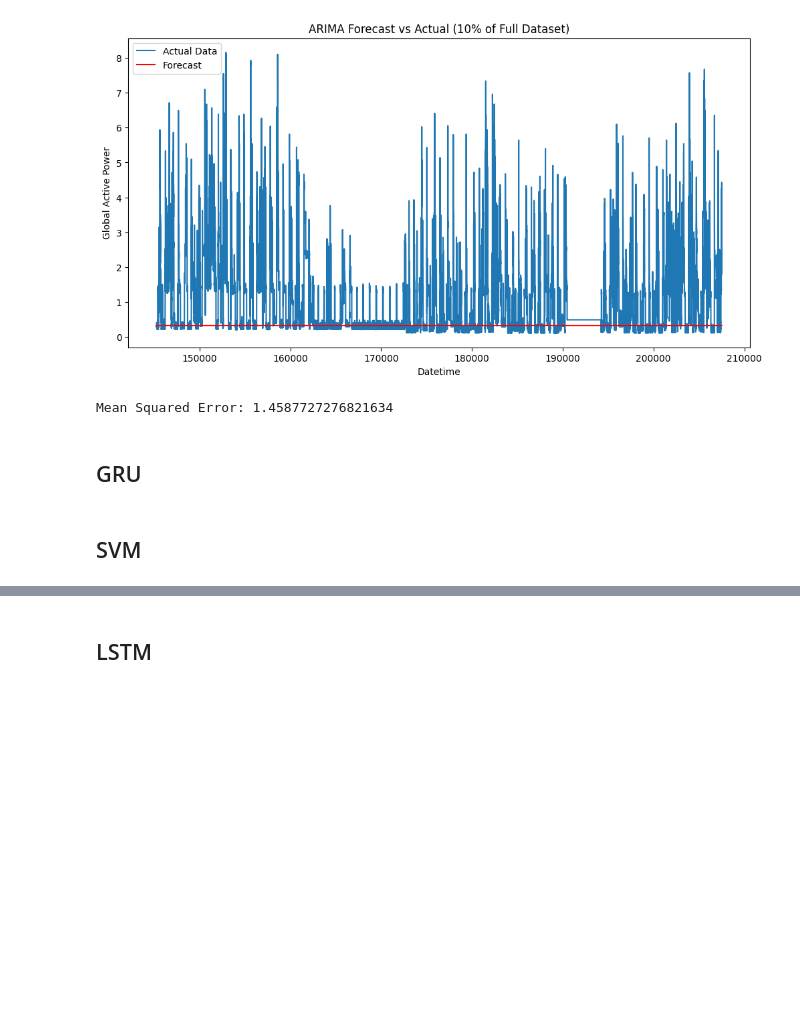
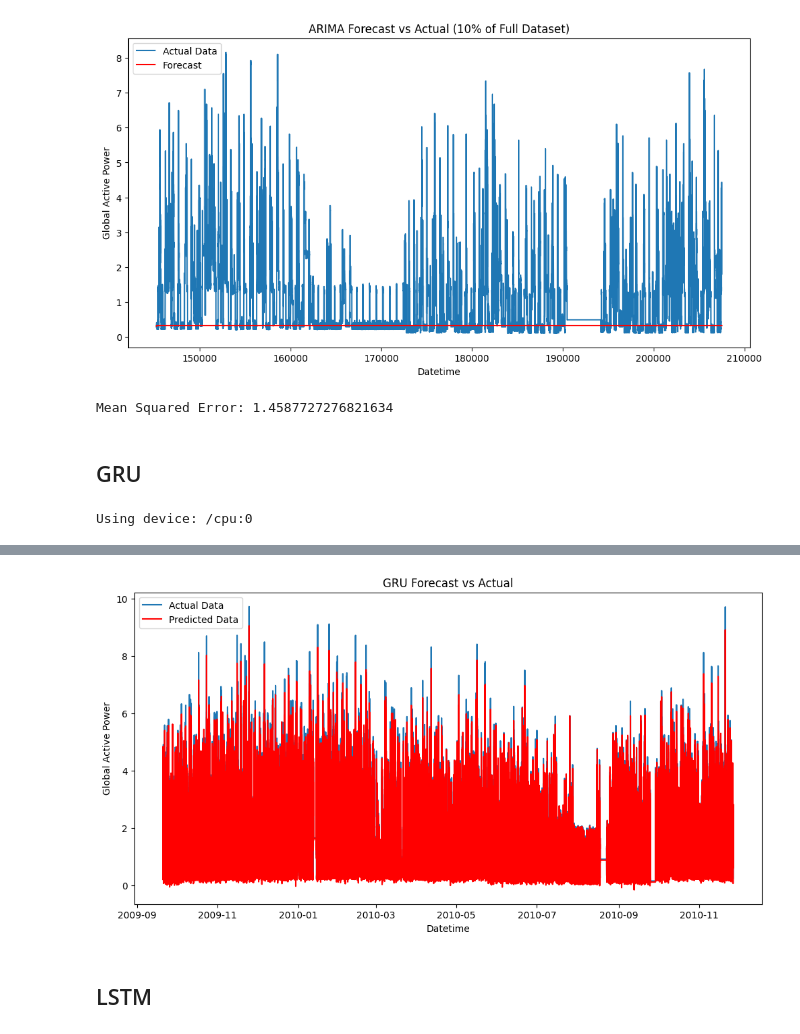
Before and after one commit to Ozziehman/Energiescan, a Jupyter notebook: household_power_consumption_models.ipynb, the cells around one changed output, grey strips where cells are left out. Cells and saved outputs as stored; diff of their text form; code cells hidden in the pictures; blank space fills up the shorter version.

```diff
--- a/household_power_consumption_models.ipynb
+++ b/household_power_consumption_models.ipynb
@@ -335,5 +335,69 @@ test_series_scaled = scaler.transform(test_series.values.reshape(-1, 1)).flatten
 # print(f'Mean Squared Error: {mse}')
 # %% [markdown]
 ## GRU
-# %% [markdown]
-## SVM
+# %%
+import numpy as np
+import pandas as pd
+import matplotlib.pyplot as plt
+from tensorflow.keras.models import Sequential
+from tensorflow.keras.layers import GRU, Dense
+from sklearn.preprocessing import MinMaxScaler
+from sklearn.metrics import mean_squared_error
+
+# Load the data
+df_GRU = pd.read_csv('core/static/data/household_power_consumption_datetime_processed.csv', sep=',', low_memory=False)
+df_GRU = df_GRU[['Datetime', 'Global_active_power']]
+df_GRU['Datetime'] = pd.to_datetime(df_GRU['Datetime'])
+df_GRU.set_index('Datetime', inplace=True)
+df_GRU = df_GRU.asfreq('min')
+df_GRU = df_GRU.fillna(method='ffill')
+
+split_ratio = 0.7
+split_point = int(len(df_GRU) * split_ratio)
+train, test = df_GRU[:split_point], df_GRU[split_point:]
+
+scaler = MinMaxScaler()
+train_scaled = scaler.fit_transform(train)
+test_scaled = scaler.transform(test)
+
+def create_sequences(data, seq_length):
+    X, y = [], []
+    for i in range(len(data) - seq_length):
+        seq = data[i:(i + seq_length)]
+        label = data[i + seq_length]
+        X.append(seq)
+        y.append(label)
+    return np.array(X), np.array(y)
+
+seq_length = 24
+X_train, y_train = create_sequences(train_scaled, seq_length)
+X_test, y_test = create_sequences(test_scaled, seq_length)
+
+model = Sequential([
+    GRU(24, return_sequences=True, input_shape=(seq_length, 1)),
+    GRU(24),
+    Dense(1)
+])
+model.compile(optimizer='adam', loss='mse')
+
+model.fit(X_train, y_train, epochs=1, batch_size=64)
+
+y_pred = model.predict(X_test)
+
+y_test = scaler.inverse_transform(y_test)
+y_pred = scaler.inverse_transform(y_pred)
+
+mse = mean_squared_error(y_test, y_pred)
+print(f'Mean Squared Error: {mse}')
+
+# Plot the results
+plt.figure(figsize=(12, 6))
+plt.plot(test.index[seq_length:], y_test, label='Actual Data')
+plt.plot(test.index[seq_length:], y_pred, label='Predicted Data', color='red')
+plt.title('GRU Forecast vs Actual')
+plt.xlabel('Datetime')
+plt.ylabel('Global Active Power')
+plt.legend()
+plt.show()
+# %% [output]
+Using device: /cpu:0
@@ -340,2 +407,3 @@ test_series_scaled = scaler.transform(test_series.values.reshape(-1, 1)).flatten
+[figure, added]
 # %% [markdown]
 ## LSTM
```
Also changed, not shown: parts of 1 cell of this notebook, 1 other file.
